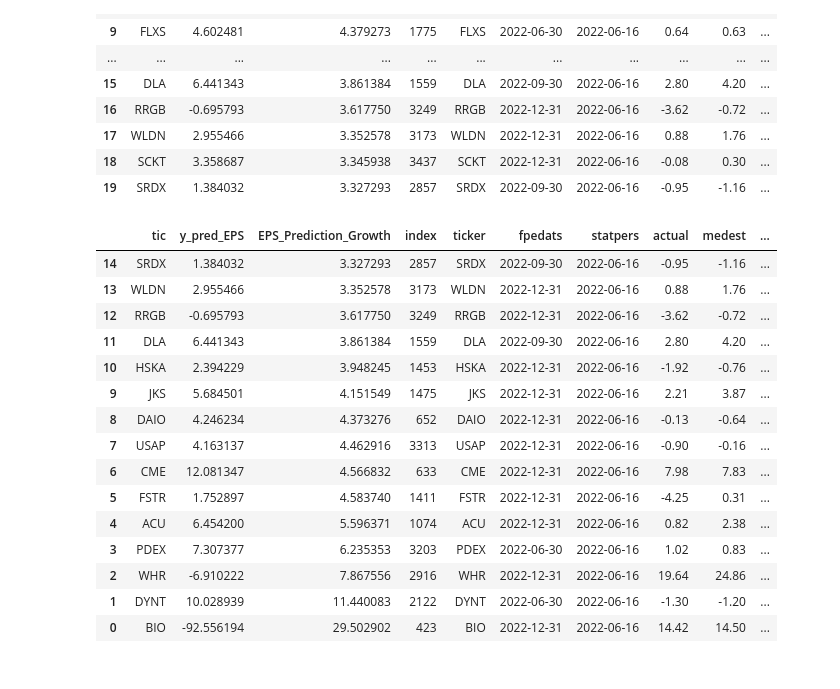
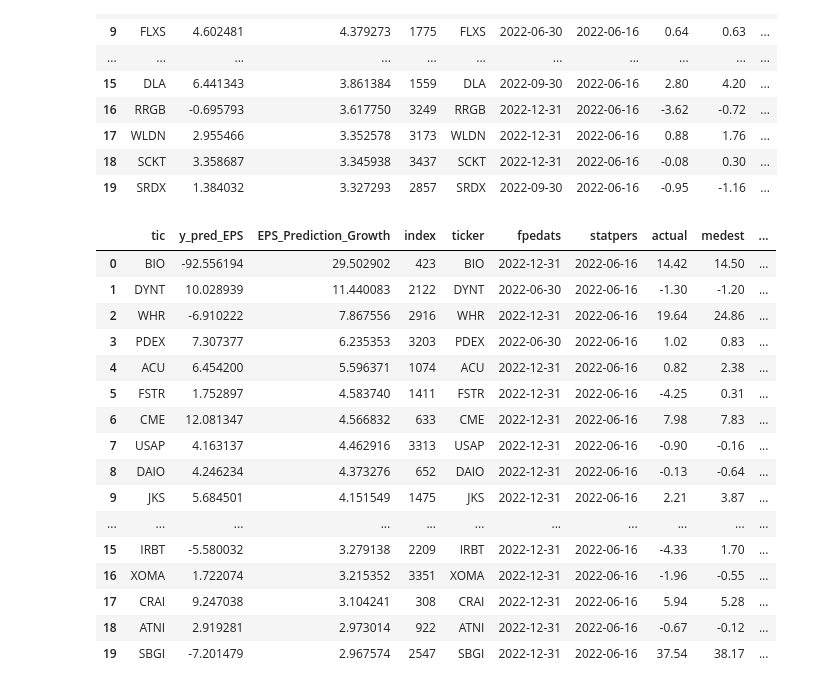
Before and after one commit to MapleKnightOfRiverwood/company-earining-projection, a Jupyter notebook: GA_Final.ipynb, the cells around one changed output. Drawn from its saved outputs; the diff is of its cells as text; code cells hidden in the pictures.

```diff
--- a/GA_Final.ipynb
+++ b/GA_Final.ipynb
@@ -1346,7 +1346,7 @@ HVZ_one
 121    GHC   48.188333               8.632870
 # %%
 prediction_2022 = pd.merge(y_pred_df, df_analyst_raw_test_2022, how='inner', left_on=['tic'], right_on=['ticker'])
-prediction_2022 = prediction_2022.head(20).sort_values(by='EPS_Prediction_Growth', ascending=False)
+prediction_2022 = prediction_2022.sort_values(by='EPS_Prediction_Growth', ascending=False)
 prediction_2022.head(20)
 # %% [output]
 |  | tic | y_pred_EPS | EPS_Prediction_Growth | index | ticker | fpedats | statpers | actual | medest | ... |
@@ -1368,23 +1368,24 @@ prediction_2022.head(20)
 | 19 | SRDX | 1.384032 | 3.327293 | 2857 | SRDX | 2022-09-30 | 2022-06-16 | -0.95 | -1.16 | ... |
 # %%
 Accuracy_2019 = prediction_2019[['tic', 'accuracy']]
-prediction_2022 = pd.merge(prediction_2022.head(20), Accuracy_2019, how='inner', left_on=['tic'], right_on=['tic'])
-prediction_2022.sort_values(by="EPS_Prediction_Growth", ascending=True, inplace=True)
-prediction_2022
+prediction_2022 = pd.merge(prediction_2022, Accuracy_2019, how='inner', left_on=['tic'], right_on=['tic'])
+# prediction_2022.sort_values(by="EPS_Prediction_Growth", ascending=True, inplace=True)
+prediction_2022.head(20)
 # %% [output]
 |  | tic | y_pred_EPS | EPS_Prediction_Growth | index | ticker | fpedats | statpers | actual | medest | ... |
-| 14 | SRDX | 1.384032 | 3.327293 | 2857 | SRDX | 2022-09-30 | 2022-06-16 | -0.95 | -1.16 | ... |
-| 13 | WLDN | 2.955466 | 3.352578 | 3173 | WLDN | 2022-12-31 | 2022-06-16 | 0.88 | 1.76 | ... |
-| 12 | RRGB | -0.695793 | 3.617750 | 3249 | RRGB | 2022-12-31 | 2022-06-16 | -3.62 | -0.72 | ... |
-| 11 | DLA | 6.441343 | 3.861384 | 1559 | DLA | 2022-09-30 | 2022-06-16 | 2.80 | 4.20 | ... |
-| 10 | HSKA | 2.394229 | 3.948245 | 1453 | HSKA | 2022-12-31 | 2022-06-16 | -1.92 | -0.76 | ... |
+| 0 | BIO | -92.556194 | 29.502902 | 423 | BIO | 2022-12-31 | 2022-06-16 | 14.42 | 14.50 | ... |
+| 1 | DYNT | 10.028939 | 11.440083 | 2122 | DYNT | 2022-06-30 | 2022-06-16 | -1.30 | -1.20 | ... |
+| 2 | WHR | -6.910222 | 7.867556 | 2916 | WHR | 2022-12-31 | 2022-06-16 | 19.64 | 24.86 | ... |
+| 3 | PDEX | 7.307377 | 6.235353 | 3203 | PDEX | 2022-06-30 | 2022-06-16 | 1.02 | 0.83 | ... |
+| 4 | ACU | 6.454200 | 5.596371 | 1074 | ACU | 2022-12-31 | 2022-06-16 | 0.82 | 2.38 | ... |
+| 5 | FSTR | 1.752897 | 4.583740 | 1411 | FSTR | 2022-12-31 | 2022-06-16 | -4.25 | 0.31 | ... |
+| 6 | CME | 12.081347 | 4.566832 | 633 | CME | 2022-12-31 | 2022-06-16 | 7.98 | 7.83 | ... |
+| 7 | USAP | 4.163137 | 4.462916 | 3313 | USAP | 2022-12-31 | 2022-06-16 | -0.90 | -0.16 | ... |
+| 8 | DAIO | 4.246234 | 4.373276 | 652 | DAIO | 2022-12-31 | 2022-06-16 | -0.13 | -0.64 | ... |
 | 9 | JKS | 5.684501 | 4.151549 | 1475 | JKS | 2022-12-31 | 2022-06-16 | 2.21 | 3.87 | ... |
-| 8 | DAIO | 4.246234 | 4.373276 | 652 | DAIO | 2022-12-31 | 2022-06-16 | -0.13 | -0.64 | ... |
-| 7 | USAP | 4.163137 | 4.462916 | 3313 | USAP | 2022-12-31 | 2022-06-16 | -0.90 | -0.16 | ... |
-| 6 | CME | 12.081347 | 4.566832 | 633 | CME | 2022-12-31 | 2022-06-16 | 7.98 | 7.83 | ... |
-| 5 | FSTR | 1.752897 | 4.583740 | 1411 | FSTR | 2022-12-31 | 2022-06-16 | -4.25 | 0.31 | ... |
-| 4 | ACU | 6.454200 | 5.596371 | 1074 | ACU | 2022-12-31 | 2022-06-16 | 0.82 | 2.38 | ... |
-| 3 | PDEX | 7.307377 | 6.235353 | 3203 | PDEX | 2022-06-30 | 2022-06-16 | 1.02 | 0.83 | ... |
-| 2 | WHR | -6.910222 | 7.867556 | 2916 | WHR | 2022-12-31 | 2022-06-16 | 19.64 | 24.86 | ... |
-| 1 | DYNT | 10.028939 | 11.440083 | 2122 | DYNT | 2022-06-30 | 2022-06-16 | -1.30 | -1.20 | ... |
-| 0 | BIO | -92.556194 | 29.502902 | 423 | BIO | 2022-12-31 | 2022-06-16 | 14.42 | 14.50 | ... |
+| ... | ... | ... | ... | ... | ... | ... | ... | ... | ... | ... |
+| 15 | IRBT | -5.580032 | 3.279138 | 2209 | IRBT | 2022-12-31 | 2022-06-16 | -4.33 | 1.70 | ... |
+| 16 | XOMA | 1.722074 | 3.215352 | 3351 | XOMA | 2022-12-31 | 2022-06-16 | -1.96 | -0.55 | ... |
+| 17 | CRAI | 9.247038 | 3.104241 | 308 | CRAI | 2022-12-31 | 2022-06-16 | 5.94 | 5.28 | ... |
+| 18 | ATNI | 2.919281 | 2.973014 | 922 | ATNI | 2022-12-31 | 2022-06-16 | -0.67 | -0.12 | ... |
+| 19 | SBGI | -7.201479 | 2.967574 | 2547 | SBGI | 2022-12-31 | 2022-06-16 | 37.54 | 38.17 | ... |
```
Also changed, not shown: parts of 1 cell of this notebook.
